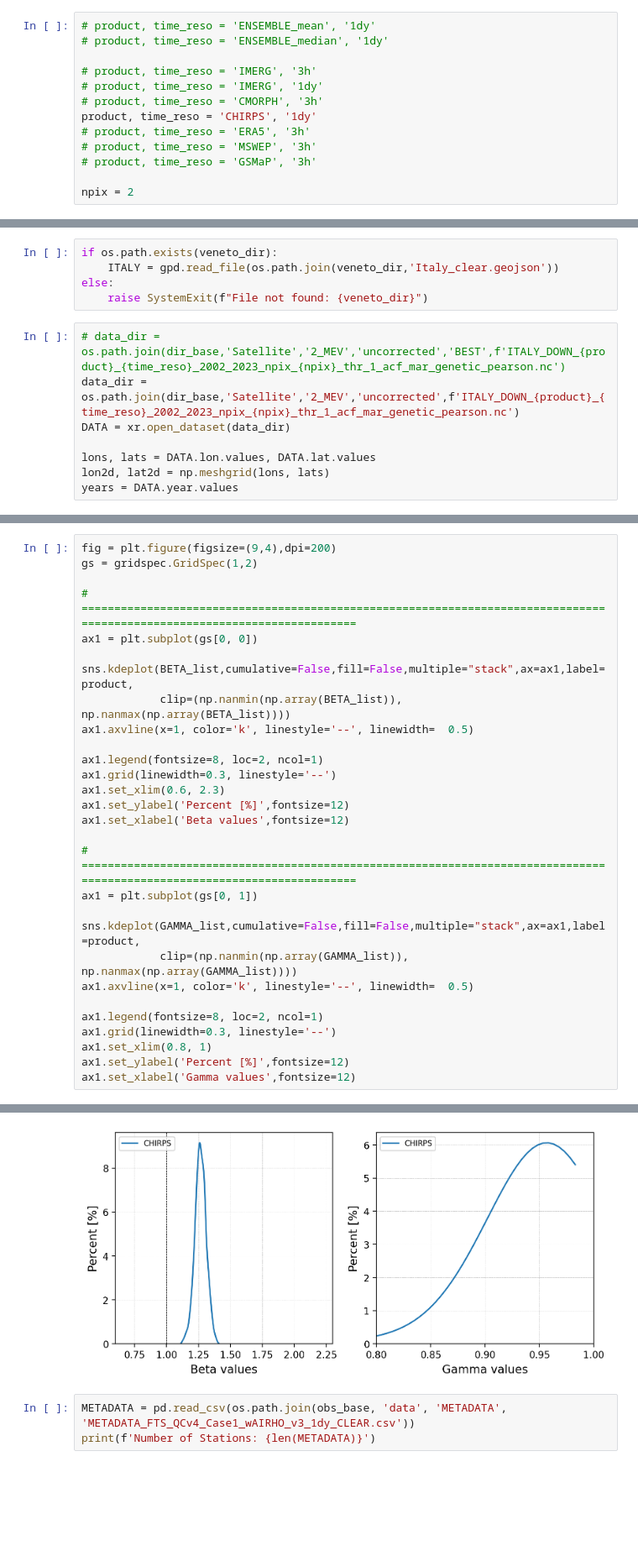
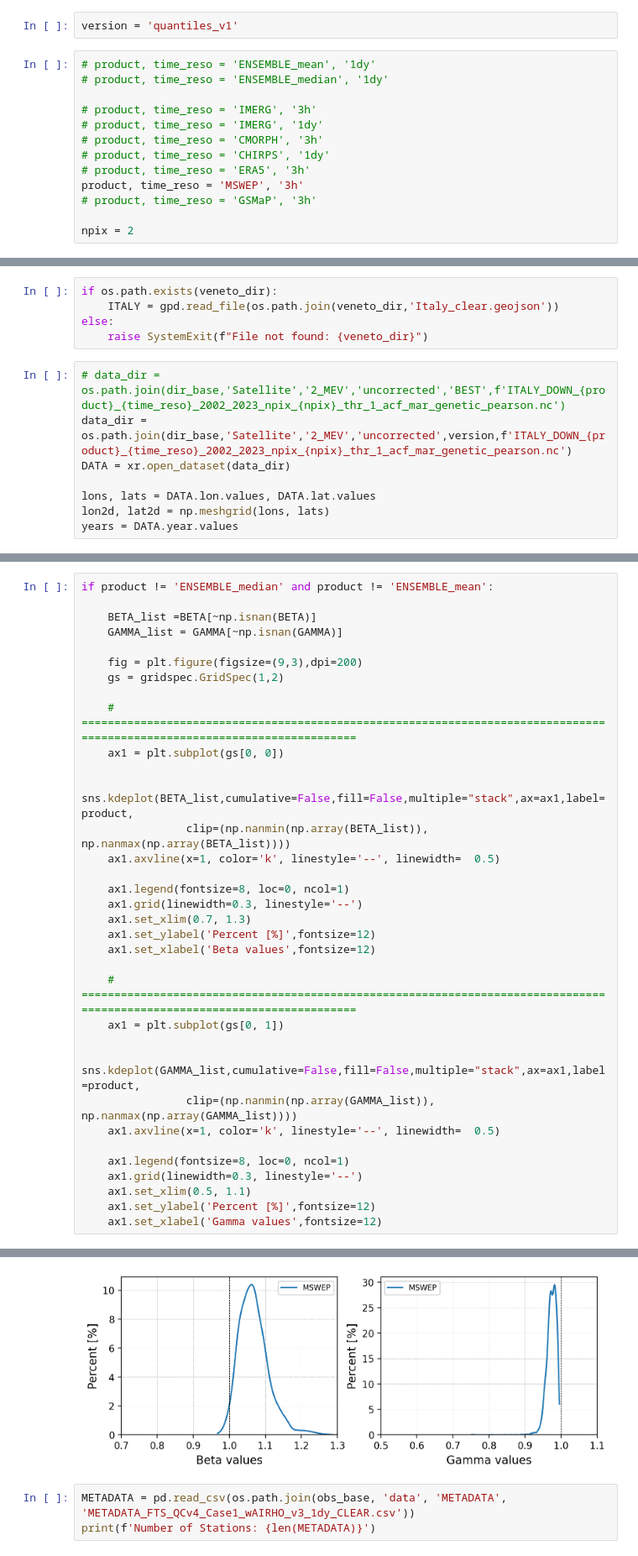
Before and after one commit to TeamExtremes/MEVD-downscaling, a Jupyter notebook: jupyter/Relative_Error/I_OBS_RSR.ipynb, the cells around one changed output, grey strips where cells are left out. Shown at 84% size. Drawn from its saved outputs; the diff is of its cells as text; blank space fills up the shorter version.

```diff
--- a/jupyter/Relative_Error/I_OBS_RSR.ipynb
+++ b/jupyter/Relative_Error/I_OBS_RSR.ipynb
@@ -21,6 +21,8 @@ from function import ART_statistic as ART_stat
 
 import warnings
 warnings.filterwarnings('ignore')
+# %%
+version = 'quantiles_v1'
 # %%
 # product, time_reso = 'ENSEMBLE_mean', '1dy'
 # product, time_reso = 'ENSEMBLE_median', '1dy'
@@ -28,9 +30,9 @@ warnings.filterwarnings('ignore')
 # product, time_reso = 'IMERG', '3h'
 # product, time_reso = 'IMERG', '1dy'
 # product, time_reso = 'CMORPH', '3h'
-product, time_reso = 'CHIRPS', '1dy'
+# product, time_reso = 'CHIRPS', '1dy'
 # product, time_reso = 'ERA5', '3h'
-# product, time_reso = 'MSWEP', '3h'
+product, time_reso = 'MSWEP', '3h'
 # product, time_reso = 'GSMaP', '3h'
 
 npix = 2
@@ -45,7 +47,7 @@ else:
     raise SystemExit(f"File not found: {veneto_dir}")
 # %%
 # data_dir = os.path.join(dir_base,'Satellite','2_MEV','uncorrected','BEST',f'ITALY_DOWN_{product}_{time_reso}_2002_2023_npix_{npix}_thr_1_acf_mar_genetic_pearson.nc')
-data_dir = os.path.join(dir_base,'Satellite','2_MEV','uncorrected',f'ITALY_DOWN_{product}_{time_reso}_2002_2023_npix_{npix}_thr_1_acf_mar_genetic_pearson.nc')
+data_dir = os.path.join(dir_base,'Satellite','2_MEV','uncorrected',version,f'ITALY_DOWN_{product}_{time_reso}_2002_2023_npix_{npix}_thr_1_acf_mar_genetic_pearson.nc')
 DATA = xr.open_dataset(data_dir)
 
 lons, lats = DATA.lon.values, DATA.lat.values
@@ -92,30 +99,35 @@ GAMMA_list = GAMMA[~np.isnan(GAMMA)]
 # %%
-fig = plt.figure(figsize=(9,4),dpi=200)
-gs = gridspec.GridSpec(1,2)
+if product != 'ENSEMBLE_median' and product != 'ENSEMBLE_mean':
 
-# ==========================================================================================================================
-ax1 = plt.subplot(gs[0, 0])
+    BETA_list =BETA[~np.isnan(BETA)]
+    GAMMA_list = GAMMA[~np.isnan(GAMMA)]
 
-sns.kdeplot(BETA_list,cumulative=False,fill=False,multiple="stack",ax=ax1,label=product,
-            clip=(np.nanmin(np.array(BETA_list)), np.nanmax(np.array(BETA_list))))
-ax1.axvline(x=1, color='k', linestyle='--', linewidth=  0.5)
+    fig = plt.figure(figsize=(9,3),dpi=200)
+    gs = gridspec.GridSpec(1,2)
 
-ax1.legend(fontsize=8, loc=2, ncol=1)
-ax1.grid(linewidth=0.3, linestyle='--')
-ax1.set_xlim(0.6, 2.3)
-ax1.set_ylabel('Percent [%]',fontsize=12)
-ax1.set_xlabel('Beta values',fontsize=12)
+    # ==========================================================================================================================
+    ax1 = plt.subplot(gs[0, 0])
 
-# ==========================================================================================================================
-ax1 = plt.subplot(gs[0, 1])
+    sns.kdeplot(BETA_list,cumulative=False,fill=False,multiple="stack",ax=ax1,label=product,
+                clip=(np.nanmin(np.array(BETA_list)), np.nanmax(np.array(BETA_list))))
+    ax1.axvline(x=1, color='k', linestyle='--', linewidth=  0.5)
 
-sns.kdeplot(GAMMA_list,cumulative=False,fill=False,multiple="stack",ax=ax1,label=product,
-            clip=(np.nanmin(np.array(GAMMA_list)), np.nanmax(np.array(GAMMA_list))))
-ax1.axvline(x=1, color='k', linestyle='--', linewidth=  0.5)
+    ax1.legend(fontsize=8, loc=0, ncol=1)
+    ax1.grid(linewidth=0.3, linestyle='--')
+    ax1.set_xlim(0.7, 1.3)
+    ax1.set_ylabel('Percent [%]',fontsize=12)
+    ax1.set_xlabel('Beta values',fontsize=12)
 
-ax1.legend(fontsize=8, loc=2, ncol=1)
-ax1.grid(linewidth=0.3, linestyle='--')
-ax1.set_xlim(0.8, 1)
-ax1.set_ylabel('Percent [%]',fontsize=12)
-ax1.set_xlabel('Gamma values',fontsize=12)
+    # ==========================================================================================================================
+    ax1 = plt.subplot(gs[0, 1])
+
+    sns.kdeplot(GAMMA_list,cumulative=False,fill=False,multiple="stack",ax=ax1,label=product,
+                clip=(np.nanmin(np.array(GAMMA_list)), np.nanmax(np.array(GAMMA_list))))
+    ax1.axvline(x=1, color='k', linestyle='--', linewidth=  0.5)
+
+    ax1.legend(fontsize=8, loc=0, ncol=1)
+    ax1.grid(linewidth=0.3, linestyle='--')
+    ax1.set_xlim(0.5, 1.1)
+    ax1.set_ylabel('Percent [%]',fontsize=12)
+    ax1.set_xlabel('Gamma values',fontsize=12)
 # %% [output]
@@ -123,4 +134,4 @@ Text(0.5, 0, 'Gamma values')
-[figure, old version]
+[figure, new version]
 # %%
 METADATA = pd.read_csv(os.path.join(obs_base, 'data', 'METADATA', 'METADATA_FTS_QCv4_Case1_wAIRHO_v3_1dy_CLEAR.csv'))
 print(f'Number of Stations: {len(METADATA)}')
```
Also changed, not shown: parts of 7 cells of this notebook, 24 other files.
